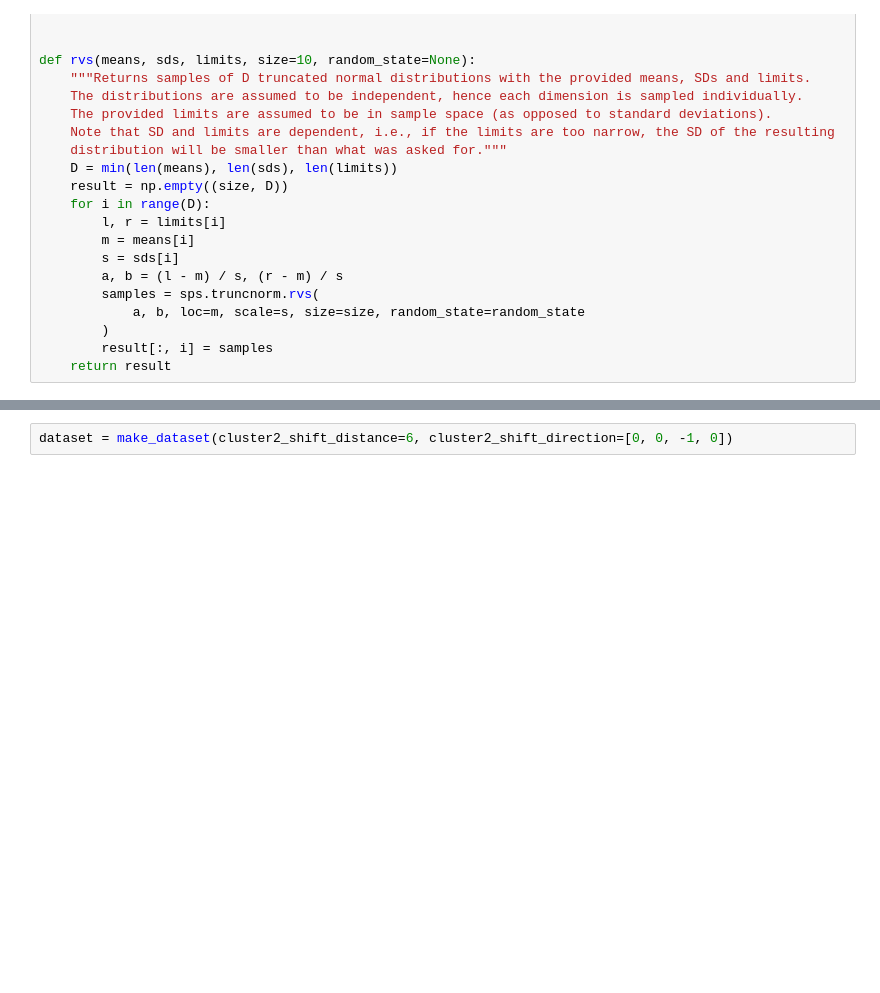
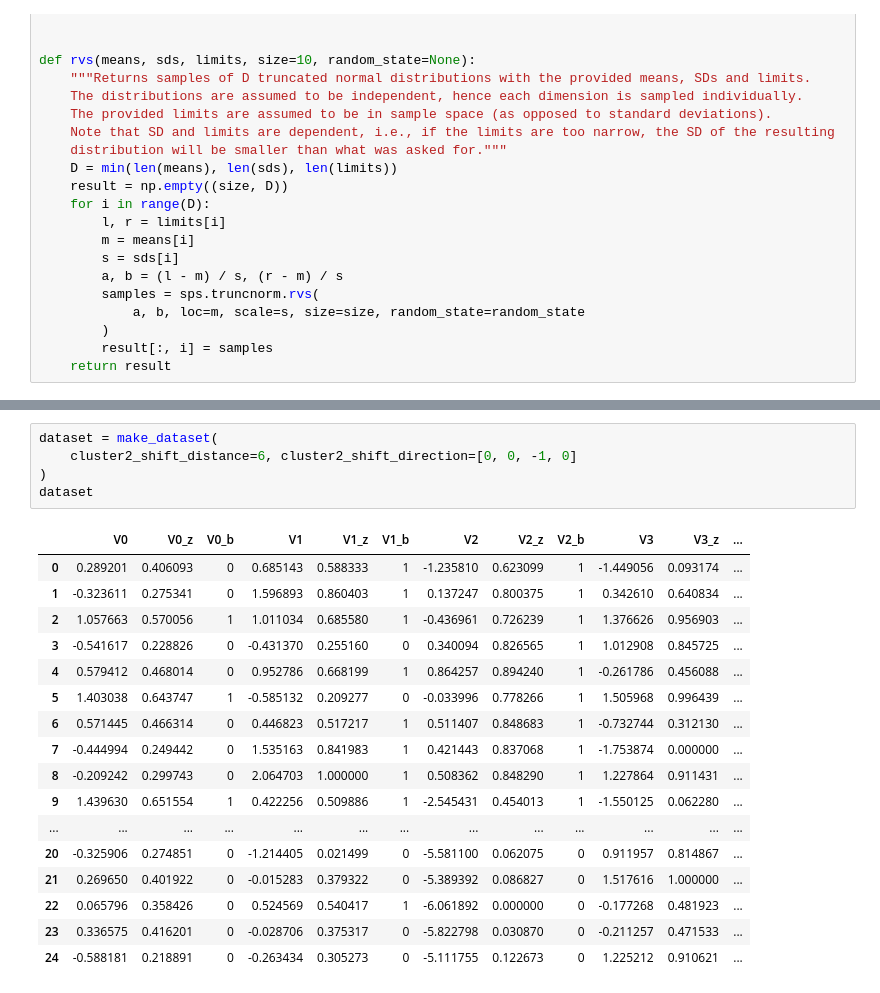
Before and after one commit to npiccolotto/undrground-tubes, a Jupyter notebook: eval/dataset/datasets.ipynb, the cells around one changed output, grey strips where cells are left out. Cells and saved outputs as stored; diff of their text form; blank space fills up the shorter version.

```diff
--- a/eval/dataset/datasets.ipynb
+++ b/eval/dataset/datasets.ipynb
@@ -128,7 +134,28 @@ def make_dataset(
 
     return df
 # %%
-dataset = make_dataset(cluster2_shift_distance=6, cluster2_shift_direction=[0, 0, -1, 0])
+dataset = make_dataset(
+    cluster2_shift_distance=6, cluster2_shift_direction=[0, 0, -1, 0]
+)
+dataset
+# %% [output]
+|  | V0 | V0_z | V0_b | V1 | V1_z | V1_b | V2 | V2_z | V2_b | V3 | V3_z | ... |
+| 0 | 0.289201 | 0.406093 | 0 | 0.685143 | 0.588333 | 1 | -1.235810 | 0.623099 | 1 | -1.449056 | 0.093174 | ... |
+| 1 | -0.323611 | 0.275341 | 0 | 1.596893 | 0.860403 | 1 | 0.137247 | 0.800375 | 1 | 0.342610 | 0.640834 | ... |
+| 2 | 1.057663 | 0.570056 | 1 | 1.011034 | 0.685580 | 1 | -0.436961 | 0.726239 | 1 | 1.376626 | 0.956903 | ... |
+| 3 | -0.541617 | 0.228826 | 0 | -0.431370 | 0.255160 | 0 | 0.340094 | 0.826565 | 1 | 1.012908 | 0.845725 | ... |
+| 4 | 0.579412 | 0.468014 | 0 | 0.952786 | 0.668199 | 1 | 0.864257 | 0.894240 | 1 | -0.261786 | 0.456088 | ... |
+| 5 | 1.403038 | 0.643747 | 1 | -0.585132 | 0.209277 | 0 | -0.033996 | 0.778266 | 1 | 1.505968 | 0.996439 | ... |
+| 6 | 0.571445 | 0.466314 | 0 | 0.446823 | 0.517217 | 1 | 0.511407 | 0.848683 | 1 | -0.732744 | 0.312130 | ... |
+| 7 | -0.444994 | 0.249442 | 0 | 1.535163 | 0.841983 | 1 | 0.421443 | 0.837068 | 1 | -1.753874 | 0.000000 | ... |
+| 8 | -0.209242 | 0.299743 | 0 | 2.064703 | 1.000000 | 1 | 0.508362 | 0.848290 | 1 | 1.227864 | 0.911431 | ... |
+| 9 | 1.439630 | 0.651554 | 1 | 0.422256 | 0.509886 | 1 | -2.545431 | 0.454013 | 1 | -1.550125 | 0.062280 | ... |
+| ... | ... | ... | ... | ... | ... | ... | ... | ... | ... | ... | ... | ... |
+| 20 | -0.325906 | 0.274851 | 0 | -1.214405 | 0.021499 | 0 | -5.581100 | 0.062075 | 0 | 0.911957 | 0.814867 | ... |
+| 21 | 0.269650 | 0.401922 | 0 | -0.015283 | 0.379322 | 0 | -5.389392 | 0.086827 | 0 | 1.517616 | 1.000000 | ... |
+| 22 | 0.065796 | 0.358426 | 0 | 0.524569 | 0.540417 | 1 | -6.061892 | 0.000000 | 0 | -0.177268 | 0.481923 | ... |
+| 23 | 0.336575 | 0.416201 | 0 | -0.028706 | 0.375317 | 0 | -5.822798 | 0.030870 | 0 | -0.211257 | 0.471533 | ... |
+| 24 | -0.588181 | 0.218891 | 0 | -0.263434 | 0.305273 | 0 | -5.111755 | 0.122673 | 0 | 1.225212 | 0.910621 | ... |
 # %%
 sns.pairplot(dataset[var_names + ["cluster"]], hue="cluster")
 # %% [output]
```
Also changed, not shown: parts of 7 cells of this notebook, 8 other files.
